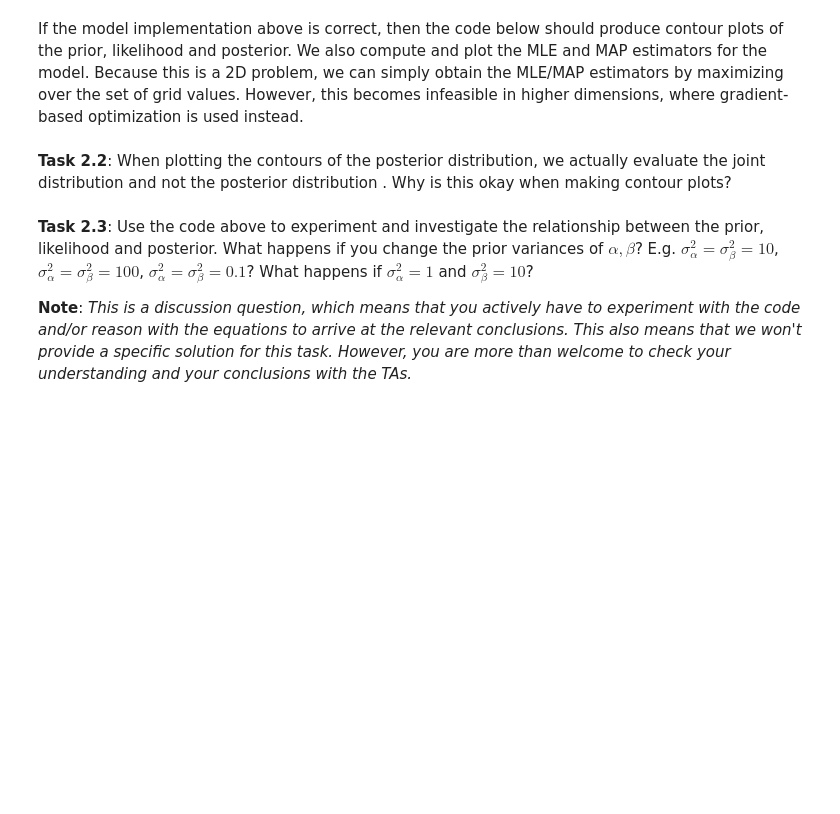
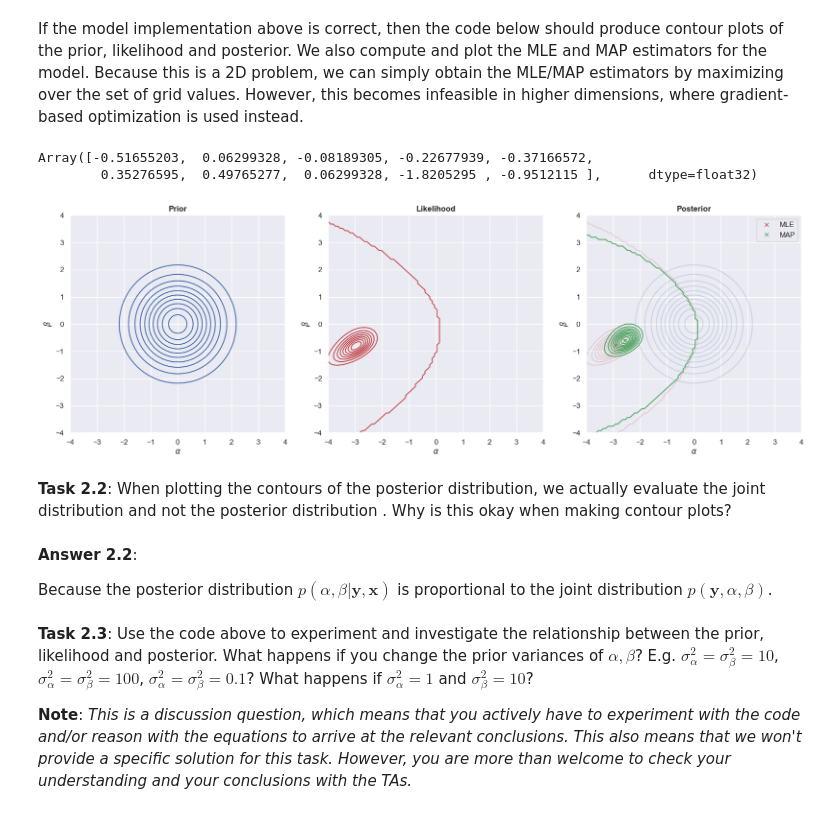
Before and after one commit to lelegod/bayesian_ml, a Jupyter notebook: week2/ex2_handout.ipynb, the cells around one changed output. Drawn from its saved outputs; the diff is of its cells as text; code cells hidden in the pictures; blank space fills up the shorter version.

```diff
--- a/week2/ex2_handout.ipynb
+++ b/week2/ex2_handout.ipynb
@@ -251,21 +289,21 @@ class LogisticRegression(object):
         self.sigma2_beta = sigma2_beta
 
     def f(self, x, alpha, beta):
-        """ implements eq. (3). Output must have the same shape as x """
-        return <insert code here>
+        """ implements eq. (2). Output must have the same shape as x """
+        return alpha + beta * x
 
     def theta(self, x, alpha, beta):
-        """ implements eq. (2). Output must have the same shape as x """
-        return <insert code here>
+        """ implements eq. (3). Output must have the same shape as x """
+        return sigmoid(self.f(x, alpha, beta))
 
     def log_prior(self, alpha, beta):
-        """ implements log. of eq. (8). Output must have the same shape as alpha and beta """
-        return <insert code here>
+        """ implements log. of eq. (7). Output must have the same shape as alpha and beta """
+        return log_npdf(alpha, 0, self.sigma2_alpha) + log_npdf(beta, 0, self.sigma2_beta)
 
     def log_likelihood(self, alpha, beta):
         """ implements log. of eq. (5). Output must have the same shape as alpha and beta """
-        theta = <insert code here>
-        log_lik = <insert code here>
+        theta = self.theta(self.x, alpha, beta)
+        log_lik = jnp.sum(binom_dist.logpmf(self.y, n=self.N, p=theta), keepdims=True, axis=-1)
 
         return log_lik
 
@@ -285,6 +323,11 @@ assert model.log_prior(jnp.linspace(-3, 3, 10), jnp.linspace(-3, 3, 10)).shape =
 assert model.log_likelihood(jnp.linspace(-3, 3, 10)[:, None], jnp.linspace(-3, 3, 10)[:, None]).shape == (10, 1),  "The shape of the output of the log_likelihood-function was different than expected. Please check your code."
 # %% [markdown]
 If the model implementation above is correct, then the code below should produce contour plots of the prior, likelihood and posterior. We also compute and plot the MLE and MAP estimators for the model. Because this is a 2D problem, we can simply obtain the MLE/MAP estimators by maximizing over the set of grid values. However, this becomes infeasible in higher dimensions, where gradient-based optimization is used instead.
+# %%
+x[:10]
+# %% [output]
+Array([-0.51655203,  0.06299328, -0.08189305, -0.22677939, -0.37166572,
+        0.35276595,  0.49765277,  0.06299328, -1.8205295 , -0.9512115 ],      dtype=float32)
 # %%
 class Grid2D(object):
     """ helper class for evaluating the function func on the grid defined by (alpha, beta) """
@@ -310,36 +353,43 @@ class Grid2D(object):
         idx = jnp.argmax(self.values)
         alpha_idx, beta_idx = jnp.unravel_index(idx, self.grid_size)
         return self.alphas[alpha_idx], self.betas[beta_idx]
 
 
 # define grid points (the only reason for using different numbers of points for alpha and beta is to make debugging easier)
 num_alpha, num_beta = 90, 100
 alphas = jnp.linspace(-4, 4, num_alpha)
 betas = jnp.linspace(-4, 4, num_beta)
 
 # evalute log prior, log likelihood and log joint on the (alpha, beta)-grid
-model = LogisticRegression(x, y, N, sigma2_alpha=1.0, sigma2_beta=1.0)
+model = LogisticRegression(x, y, N, sigma2_alpha=1., sigma2_beta=1.)
+# model = LogisticRegression(x=x[:10], y=y[:10], N=10, sigma2_alpha=0.1, sigma2_beta=0.1)
 log_prior_grid = Grid2D(alphas, betas, model.log_prior, 'Prior')
 log_lik_grid = Grid2D(alphas, betas, model.log_likelihood, 'Likelihood')
 log_joint_grid = Grid2D(alphas, betas, model.log_joint, 'Posterior')
 
 # visualize
 fig, ax = plt.subplots(1, 3, figsize=(20, 6))
 log_prior_grid.plot_contours(ax[2], f=jnp.exp, color='b', alpha=0.2)
 log_lik_grid.plot_contours(ax[2], f=jnp.exp, color='r', alpha=0.2)
 
 for idx_plot, grid in enumerate([log_prior_grid, log_lik_grid, log_joint_grid]):
     grid.plot_contours(ax[idx_plot], f=jnp.exp, color=colors[idx_plot])
 
 # compute and plot MLE and MAP estimators
 alpha_MLE, beta_MLE = log_lik_grid.argmax
 alpha_MAP, beta_MAP = log_joint_grid.argmax
 
 ax[2].plot(alpha_MLE, beta_MLE, 'rx', label='MLE')
 ax[2].plot(alpha_MAP, beta_MAP, 'gx', label='MAP')
 ax[2].legend();
+# %% [output]
+[figure, added]
 # %% [markdown]
 **Task 2.2**: When plotting the contours of the posterior distribution, we actually evaluate the joint distribution and not the posterior distribution . Why is this okay when making contour plots?
+# %% [markdown]
+**Answer 2.2**:
+
+Because the posterior distribution $p(\alpha, \beta|\textbf{y}, \textbf{x})$ is proportional to the joint distribution $p(\textbf{y}, \alpha, \beta)$.
 # %% [markdown]
 **Task 2.3**: Use the code above to experiment and investigate the relationship between the prior, likelihood and posterior. What happens if you change the prior variances of $\alpha, \beta$? E.g. $\sigma^2_{\alpha} = \sigma^2_{\beta} = 10$, $\sigma^2_{\alpha} = \sigma^2_{\beta} = 100$, $\sigma^2_{\alpha} = \sigma^2_{\beta} = 0.1$? What happens if $\sigma^2_\alpha = 1$ and $\sigma^2_{\beta} = 10$?
 
```
Also changed, not shown: parts of 10 cells of this notebook.
